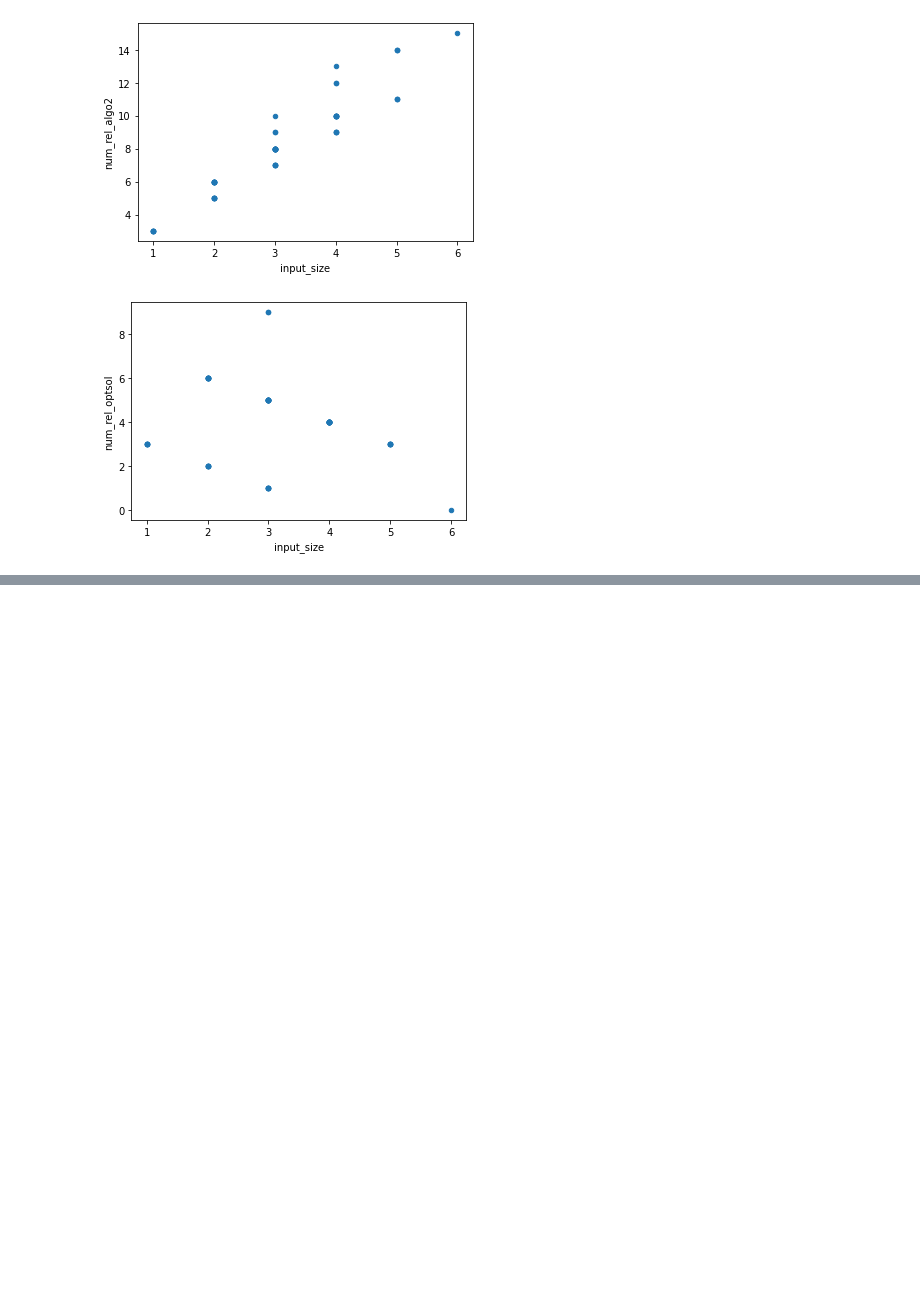
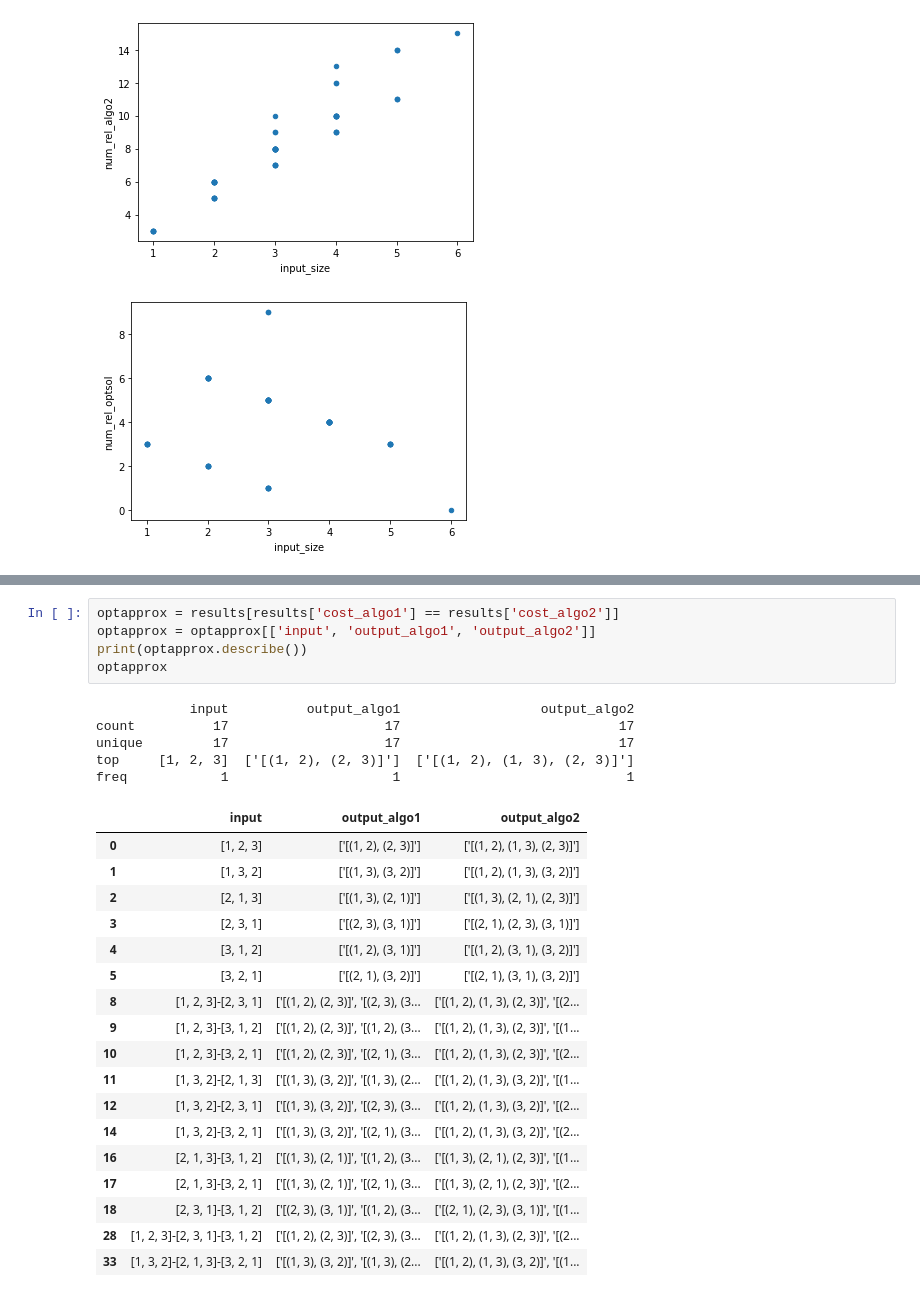
Before and after one commit to cjgsongsong/cs199aclthesis, a Jupyter notebook: analysis.ipynb, the cells around one changed output, grey strips where cells are left out. Cells and saved outputs as stored; diff of their text form; blank space fills up the shorter version.

```diff
--- a/analysis.ipynb
+++ b/analysis.ipynb
@@ -108,0 +201,29 @@ optapprox1
+# %%
+optapprox = results[results['cost_algo1'] == results['cost_algo2']]
+optapprox = optapprox[['input', 'output_algo1', 'output_algo2']]
+print(optapprox.describe())
+optapprox
+# %% [output]
+            input          output_algo1                  output_algo2
+count          17                    17                            17
+unique         17                    17                            17
+top     [1, 2, 3]  ['[(1, 2), (2, 3)]']  ['[(1, 2), (1, 3), (2, 3)]']
+freq            1                     1                             1
+|  | input | output_algo1 | output_algo2 |
+| 0 | [1, 2, 3] | ['[(1, 2), (2, 3)]'] | ['[(1, 2), (1, 3), (2, 3)]'] |
+| 1 | [1, 3, 2] | ['[(1, 3), (3, 2)]'] | ['[(1, 2), (1, 3), (3, 2)]'] |
+| 2 | [2, 1, 3] | ['[(1, 3), (2, 1)]'] | ['[(1, 3), (2, 1), (2, 3)]'] |
+| 3 | [2, 3, 1] | ['[(2, 3), (3, 1)]'] | ['[(2, 1), (2, 3), (3, 1)]'] |
+| 4 | [3, 1, 2] | ['[(1, 2), (3, 1)]'] | ['[(1, 2), (3, 1), (3, 2)]'] |
+| 5 | [3, 2, 1] | ['[(2, 1), (3, 2)]'] | ['[(2, 1), (3, 1), (3, 2)]'] |
+| 8 | [1, 2, 3]-[2, 3, 1] | ['[(1, 2), (2, 3)]', '[(2, 3), (3... | ['[(1, 2), (1, 3), (2, 3)]', '[(2... |
+| 9 | [1, 2, 3]-[3, 1, 2] | ['[(1, 2), (2, 3)]', '[(1, 2), (3... | ['[(1, 2), (1, 3), (2, 3)]', '[(1... |
+| 10 | [1, 2, 3]-[3, 2, 1] | ['[(1, 2), (2, 3)]', '[(2, 1), (3... | ['[(1, 2), (1, 3), (2, 3)]', '[(2... |
+| 11 | [1, 3, 2]-[2, 1, 3] | ['[(1, 3), (3, 2)]', '[(1, 3), (2... | ['[(1, 2), (1, 3), (3, 2)]', '[(1... |
+| 12 | [1, 3, 2]-[2, 3, 1] | ['[(1, 3), (3, 2)]', '[(2, 3), (3... | ['[(1, 2), (1, 3), (3, 2)]', '[(2... |
+| 14 | [1, 3, 2]-[3, 2, 1] | ['[(1, 3), (3, 2)]', '[(2, 1), (3... | ['[(1, 2), (1, 3), (3, 2)]', '[(2... |
+| 16 | [2, 1, 3]-[3, 1, 2] | ['[(1, 3), (2, 1)]', '[(1, 2), (3... | ['[(1, 3), (2, 1), (2, 3)]', '[(1... |
+| 17 | [2, 1, 3]-[3, 2, 1] | ['[(1, 3), (2, 1)]', '[(2, 1), (3... | ['[(1, 3), (2, 1), (2, 3)]', '[(2... |
+| 18 | [2, 3, 1]-[3, 1, 2] | ['[(2, 3), (3, 1)]', '[(1, 2), (3... | ['[(2, 1), (2, 3), (3, 1)]', '[(1... |
+| 28 | [1, 2, 3]-[2, 3, 1]-[3, 1, 2] | ['[(1, 2), (2, 3)]', '[(2, 3), (3... | ['[(1, 2), (1, 3), (2, 3)]', '[(2... |
+| 33 | [1, 3, 2]-[2, 1, 3]-[3, 2, 1] | ['[(1, 3), (3, 2)]', '[(1, 3), (2... | ['[(1, 2), (1, 3), (3, 2)]', '[(1... |
```
Also changed, not shown: parts of 8 cells of this notebook, 1 other file.
